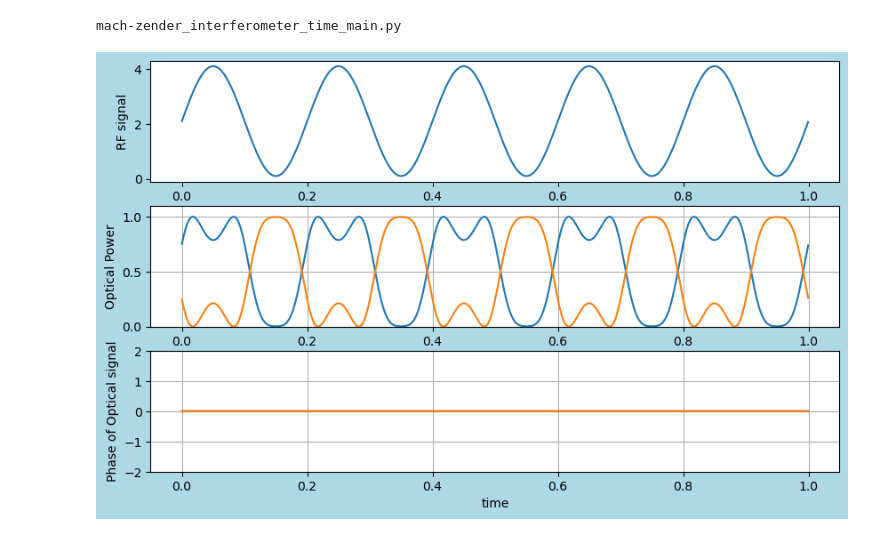
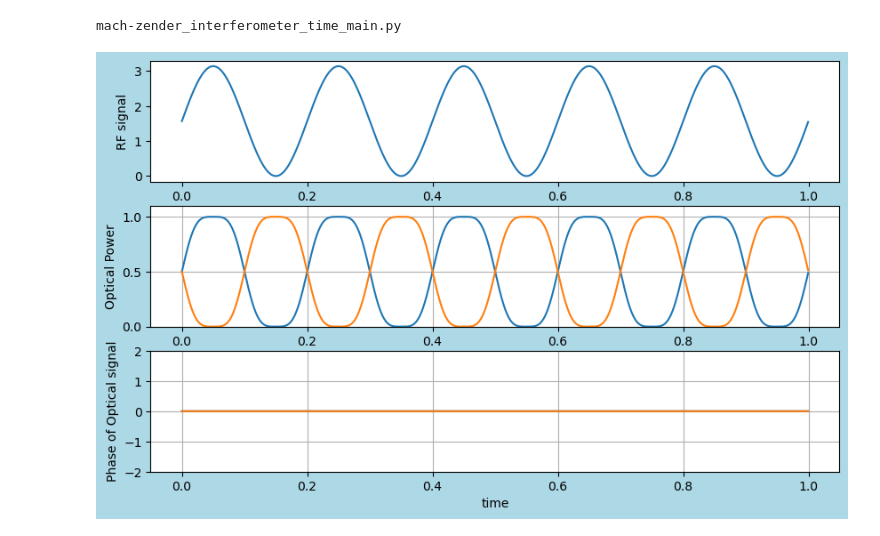
Before and after one commit to tacticstactics/mach-zender_interferometer, a Jupyter notebook: time/mach_zender_interferometer_time_main.ipynb, the cells around one changed output. Saved outputs shown, nothing was run; the diff lists cells and outputs as text; code cells hidden in the pictures.

```diff
--- a/time/mach_zender_interferometer_time_main.ipynb
+++ b/time/mach_zender_interferometer_time_main.ipynb
@@ -15,10 +15,10 @@ samplerate = 2048 # Sampling Frequency
 
 stept = 1/samplerate
 
-amp_c = 2
+amp_c = 0.5*np.pi
 freq_am = 5
 md = 1 # modulation depth. 1 = 100 %
-dc_offset = 2.1 # DC offset
+dc_offset = 0.5*np.pi # DC offset
 
 no = 1 # Refractive Index of medium
 
@@ -37,8 +37,8 @@ PT2 = 0.5 # PT: Power Transmission of second beam splitter
 # Define Input Electric Field
 
 # Input Port 1 only
-Ein1 = np.array([[1+0.0000j],[0-0.0000j]])
-#Ein1 = np.array([[0.707+0.707j],[0]])
+#Ein1 = np.array([[1+0.0000j],[0-0.0000j]])
+Ein1 = np.array([[0.707+0.707j],[0]])
 
 # Input Both 1 and 2 port
 #Ein1 = np.array([[1+0j],[1-0j]])
@@ -100,31 +100,31 @@ for ii in range(samplerate):
     P2_phase = cmath.phase(power_22)
     P2_phasecol[ii] = P2_phase
 
 
 
 fig = plt.figure(figsize = (10,6), facecolor='lightblue')
 
 ax1 = fig.add_subplot(3, 1, 1)
 ax2 = fig.add_subplot(3, 1, 2)
 ax3 = fig.add_subplot(3, 1, 3)
 
 ax1.plot(tcol,signalcol)
 ax1.set_ylabel("RF signal")
 #ax1.set_ylim(-3,3)
 
 ax2.plot(tcol,P1_powercol,tcol,P2_powercol)
 
 ax2.set_ylabel("Optical Power")
 ax2.set_ylim(0,1.1)
 ax2.grid()
 
 ax3.plot(tcol,P1_phasecol,tcol,P2_phasecol)
 ax3.set_xlabel("time")
 ax3.set_ylabel("Phase of Optical signal")
 ax3.set_ylim(-2,2)
 ax3.grid()
 
 plt.show()
 # %% [output]
 mach-zender_interferometer_time_main.py
-[figure, old version]
+[figure, new version]
```
